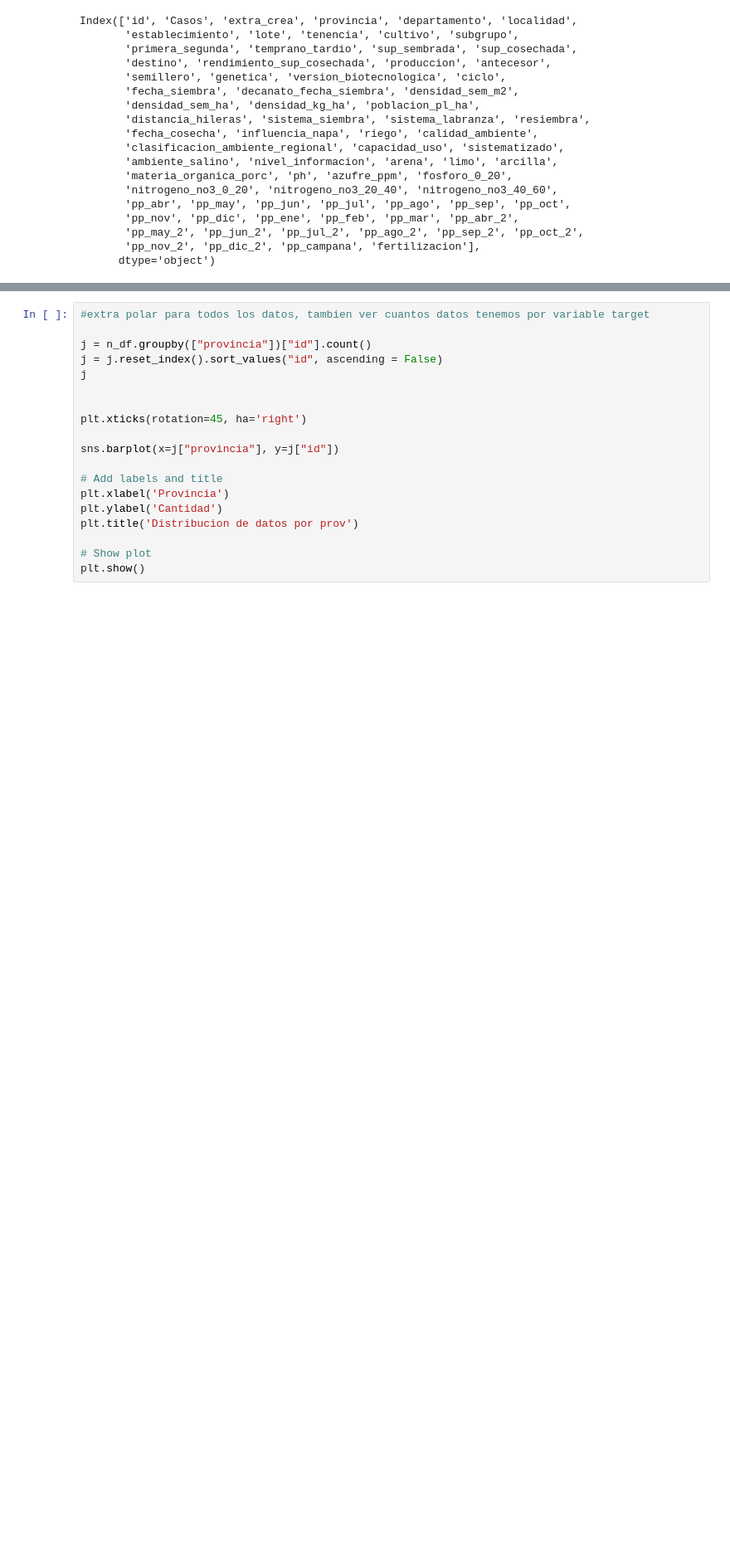
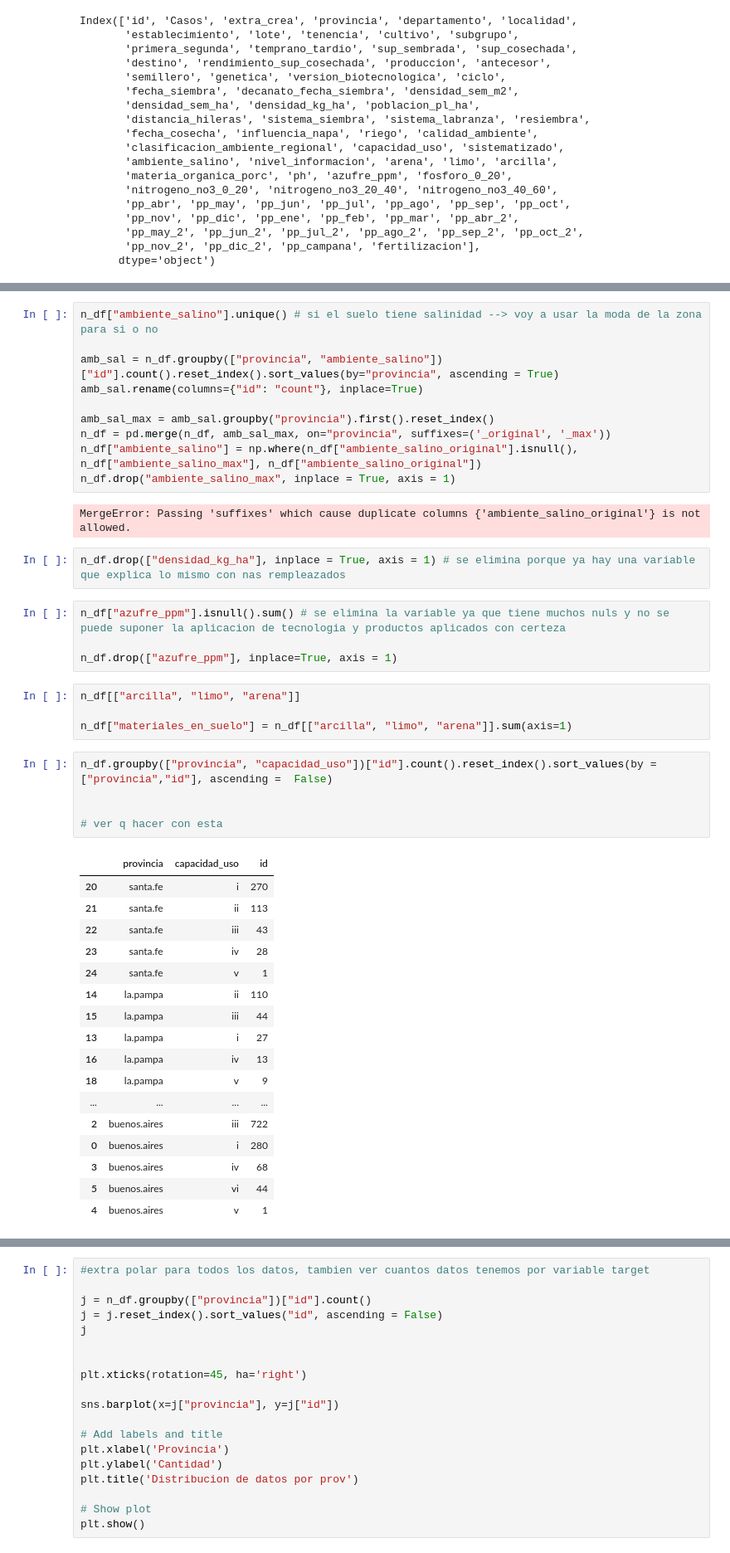
Before and after one commit to alfie-agustin/Tesis, a Jupyter notebook: eda_tesis.ipynb, the cells around one changed output, grey strips where cells are left out. Shown: that part at 83% size. Cells and saved outputs as stored; diff of their text form; blank space fills up the shorter version.

```diff
--- a/eda_tesis.ipynb
+++ b/eda_tesis.ipynb
@@ -131,0 +582,45 @@ See the caveats in the documentation: https://pandas.pydata.org/pandas-docs/stab
+# %%
+n_df["ambiente_salino"].unique() # si el suelo tiene salinidad --> voy a usar la moda de la zona para si o no
+
+amb_sal = n_df.groupby(["provincia", "ambiente_salino"])["id"].count().reset_index().sort_values(by="provincia", ascending = True)
+amb_sal.rename(columns={"id": "count"}, inplace=True)
+
+amb_sal_max = amb_sal.groupby("provincia").first().reset_index()
+n_df = pd.merge(n_df, amb_sal_max, on="provincia", suffixes=('_original', '_max'))
+n_df["ambiente_salino"] = np.where(n_df["ambiente_salino_original"].isnull(), n_df["ambiente_salino_max"], n_df["ambiente_salino_original"])
+n_df.drop("ambiente_salino_max", inplace = True, axis = 1)
+# %% [output]
+MergeError: Passing 'suffixes' which cause duplicate columns {'ambiente_salino_original'} is not allowed.
+# %%
+n_df.drop(["densidad_kg_ha"], inplace = True, axis = 1) # se elimina porque ya hay una variable que explica lo mismo con nas rempleazados
+# %%
+n_df["azufre_ppm"].isnull().sum() # se elimina la variable ya que tiene muchos nuls y no se puede suponer la aplicacion de tecnologia y productos aplicados con certeza
+
+n_df.drop(["azufre_ppm"], inplace=True, axis = 1)
+# %%
+n_df[["arcilla", "limo", "arena"]]
+
+n_df["materiales_en_suelo"] = n_df[["arcilla", "limo", "arena"]].sum(axis=1)
+# %%
+n_df.groupby(["provincia", "capacidad_uso"])["id"].count().reset_index().sort_values(by = ["provincia","id"], ascending =  False)
+
+
+# ver q hacer con esta
+# %% [output]
+|  | provincia | capacidad_uso | id |
+| 20 | santa.fe | i | 270 |
+| 21 | santa.fe | ii | 113 |
+| 22 | santa.fe | iii | 43 |
+| 23 | santa.fe | iv | 28 |
+| 24 | santa.fe | v | 1 |
+| 14 | la.pampa | ii | 110 |
+| 15 | la.pampa | iii | 44 |
+| 13 | la.pampa | i | 27 |
+| 16 | la.pampa | iv | 13 |
+| 18 | la.pampa | v | 9 |
+| ... | ... | ... | ... |
+| 2 | buenos.aires | iii | 722 |
+| 0 | buenos.aires | i | 280 |
+| 3 | buenos.aires | iv | 68 |
+| 5 | buenos.aires | vi | 44 |
+| 4 | buenos.aires | v | 1 |
```
Also changed, not shown: parts of 52 cells of this notebook.
